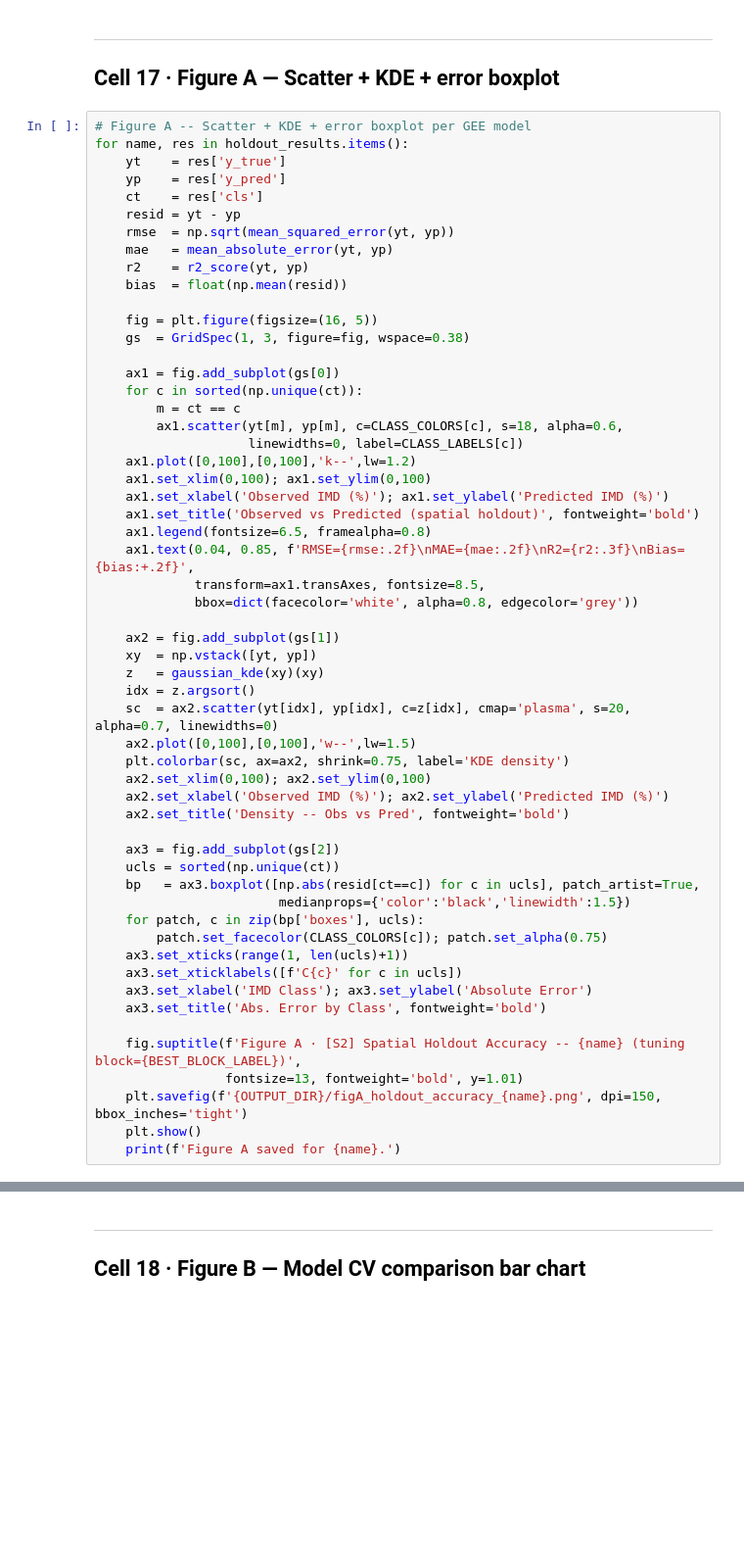
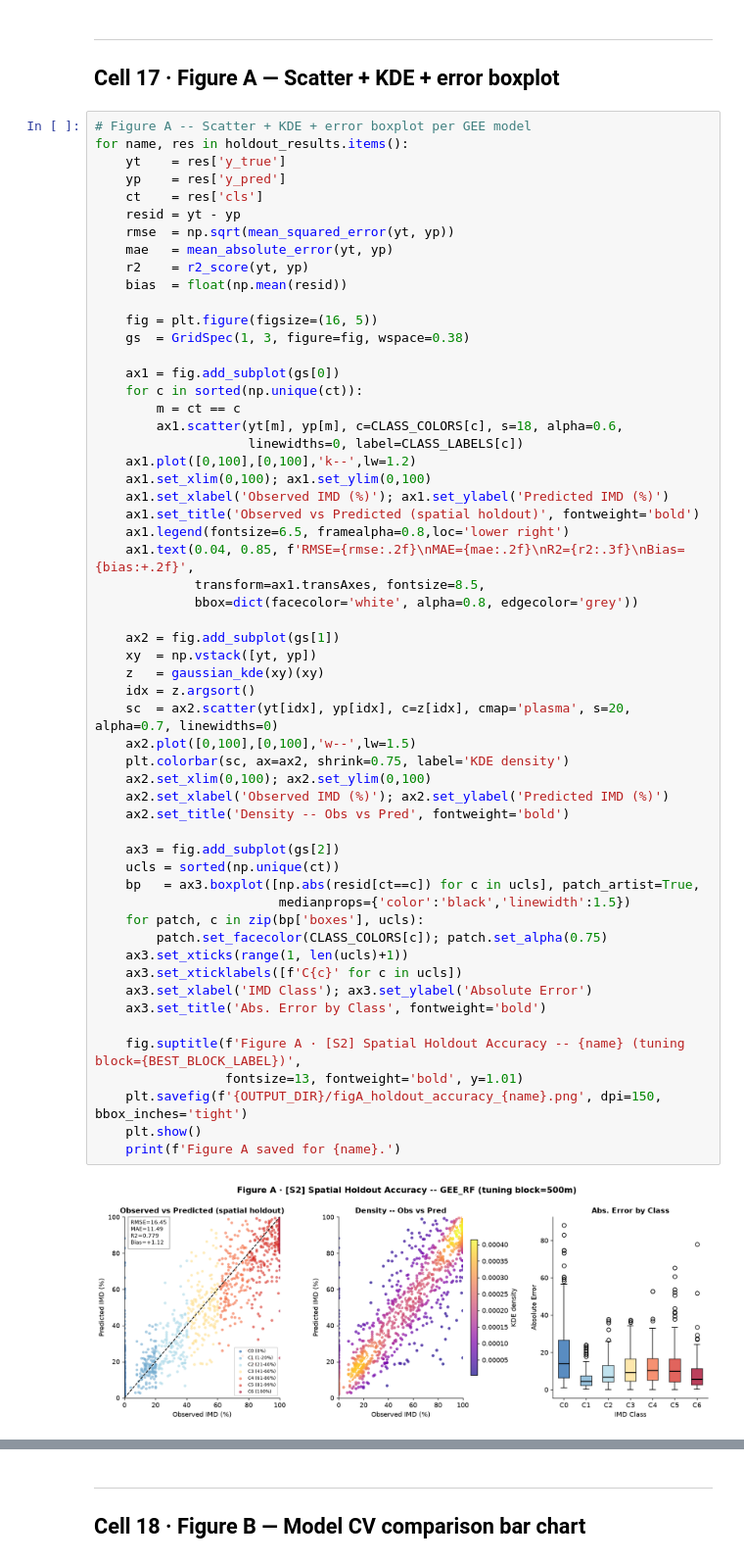
Before and after one commit to tanxiaoo/IMD-Mapping, a Jupyter notebook: 01b_IMD_Prediction_Milan_blockCV_S2.ipynb, the cells around one changed output, grey strips where cells are left out. Shown at 98% size. Cells and saved outputs as stored; diff of their text form; blank space fills up the shorter version.

```diff
--- a/01b_IMD_Prediction_Milan_blockCV_S2.ipynb
+++ b/01b_IMD_Prediction_Milan_blockCV_S2.ipynb
@@ -1268,35 +1416,37 @@ for name, res in holdout_results.items():
     ax1.set_xlim(0,100); ax1.set_ylim(0,100)
     ax1.set_xlabel('Observed IMD (%)'); ax1.set_ylabel('Predicted IMD (%)')
     ax1.set_title('Observed vs Predicted (spatial holdout)', fontweight='bold')
-    ax1.legend(fontsize=6.5, framealpha=0.8)
+    ax1.legend(fontsize=6.5, framealpha=0.8,loc='lower right')
     ax1.text(0.04, 0.85, f'RMSE={rmse:.2f}\nMAE={mae:.2f}\nR2={r2:.3f}\nBias={bias:+.2f}',
              transform=ax1.transAxes, fontsize=8.5,
              bbox=dict(facecolor='white', alpha=0.8, edgecolor='grey'))
 
     ax2 = fig.add_subplot(gs[1])
     xy  = np.vstack([yt, yp])
     z   = gaussian_kde(xy)(xy)
     idx = z.argsort()
     sc  = ax2.scatter(yt[idx], yp[idx], c=z[idx], cmap='plasma', s=20, alpha=0.7, linewidths=0)
     ax2.plot([0,100],[0,100],'w--',lw=1.5)
     plt.colorbar(sc, ax=ax2, shrink=0.75, label='KDE density')
     ax2.set_xlim(0,100); ax2.set_ylim(0,100)
     ax2.set_xlabel('Observed IMD (%)'); ax2.set_ylabel('Predicted IMD (%)')
     ax2.set_title('Density -- Obs vs Pred', fontweight='bold')
 
     ax3 = fig.add_subplot(gs[2])
     ucls = sorted(np.unique(ct))
     bp   = ax3.boxplot([np.abs(resid[ct==c]) for c in ucls], patch_artist=True,
                         medianprops={'color':'black','linewidth':1.5})
     for patch, c in zip(bp['boxes'], ucls):
         patch.set_facecolor(CLASS_COLORS[c]); patch.set_alpha(0.75)
     ax3.set_xticks(range(1, len(ucls)+1))
     ax3.set_xticklabels([f'C{c}' for c in ucls])
     ax3.set_xlabel('IMD Class'); ax3.set_ylabel('Absolute Error')
     ax3.set_title('Abs. Error by Class', fontweight='bold')
 
     fig.suptitle(f'Figure A · [S2] Spatial Holdout Accuracy -- {name} (tuning block={BEST_BLOCK_LABEL})',
                  fontsize=13, fontweight='bold', y=1.01)
     plt.savefig(f'{OUTPUT_DIR}/figA_holdout_accuracy_{name}.png', dpi=150, bbox_inches='tight')
     plt.show()
     print(f'Figure A saved for {name}.')
+# %% [output]
+[figure, added]
```
Also changed, not shown: parts of 16 cells of this notebook, 2 other files.
